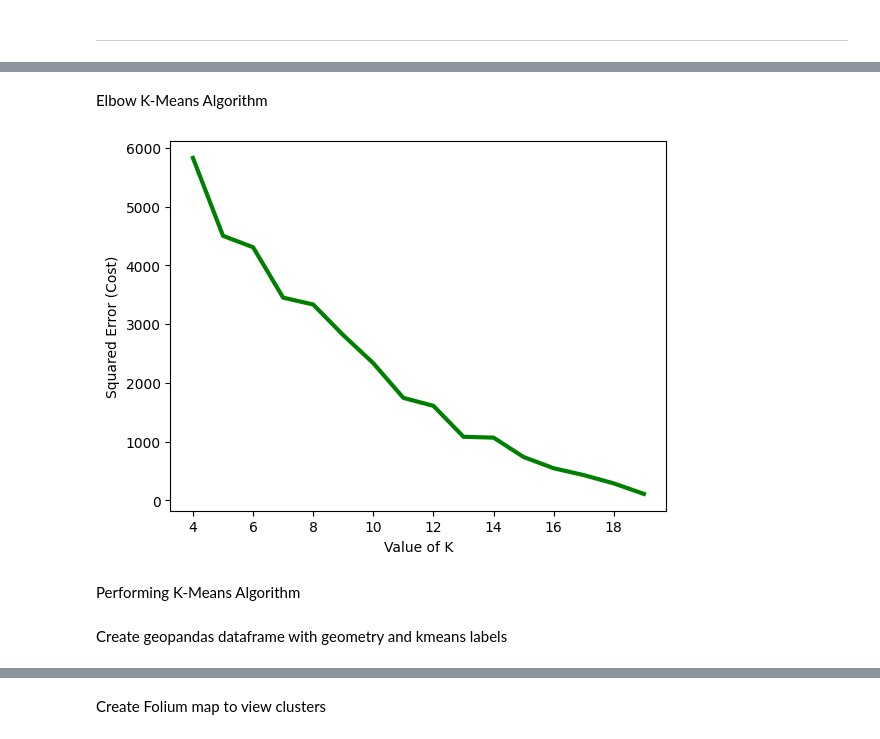
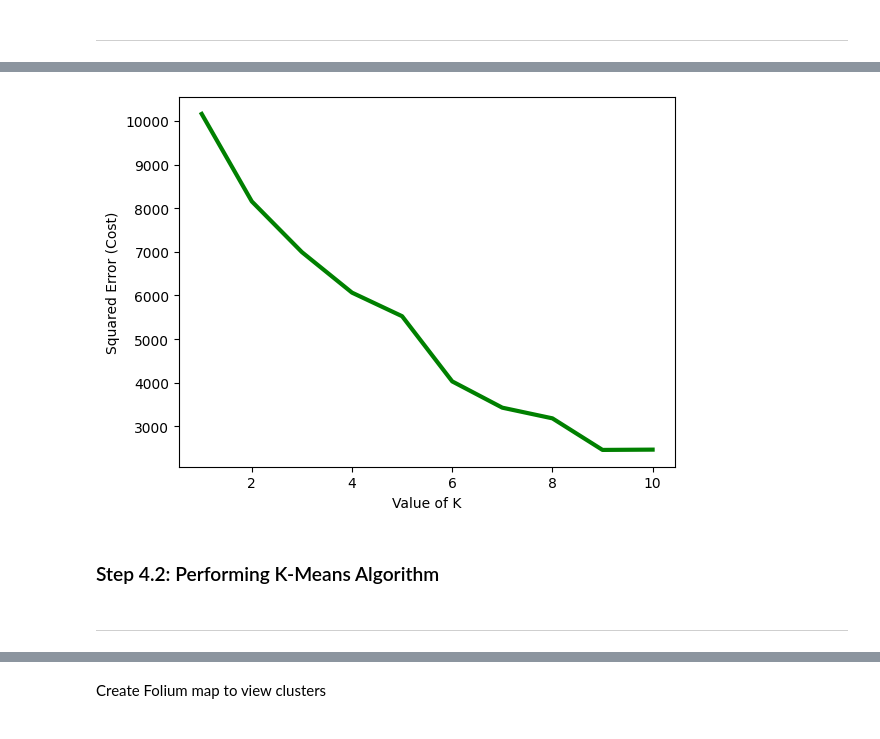
Before and after one commit to UdayLab/intro2BigData, a Jupyter notebook: class_7/kMeans.ipynb, the cells around one changed output, grey strips where cells are left out. Saved outputs shown, nothing was run; the diff lists cells and outputs as text; code cells hidden in the pictures.

```diff
--- a/class_7/kMeans.ipynb
+++ b/class_7/kMeans.ipynb
@@ -125,25 +153,23 @@ imputedDf.shape
+# %%
+from sklearn.cluster import KMeans
+import matplotlib.pyplot as plt
+
+cost = []
+K = range(1,11)
+for k in K:
+  kmeans = KMeans(n_clusters=k, init='random', max_iter=20,n_init='auto').fit(imputedDf)
+  cost.append(kmeans.inertia_)
+
+
+plt.plot(range(1, 11), cost, color ='g', linewidth ='3')
+plt.xlabel("Value of K")
+plt.ylabel("Squared Error (Cost)")
+plt.show()
+# %% [output]
+[figure, added]
 # %% [markdown]
-Elbow K-Means Algorithm
+### Step 4.2: Performing K-Means Algorithm
-# %%
-from sklearn.cluster import KMeans
-import matplotlib.pyplot as plt
-
-cost = []
-K = range(4,20)
-for k in K:
-  kmeans = KMeans(n_clusters=k, init='random', max_iter=20,n_init='auto').fit(imputedDf)
-  cost.append(kmeans.inertia_)
-
-
-plt.plot(range(4, 20), cost, color ='g', linewidth ='3')
-plt.xlabel("Value of K")
-plt.ylabel("Squared Error (Cost)")
-plt.show()
-# %% [output]
-[figure, removed]
-# %% [markdown]
-Performing K-Means Algorithm
 # %%
 kmeans = KMeans(n_clusters=9, max_iter=20, init='random',n_init='auto').fit(imputedDf)
-# %% [markdown]
-Create geopandas dataframe with geometry and kmeans labels
+# %% [markdown]
+---
```
Also changed, not shown: parts of 32 cells of this notebook.
